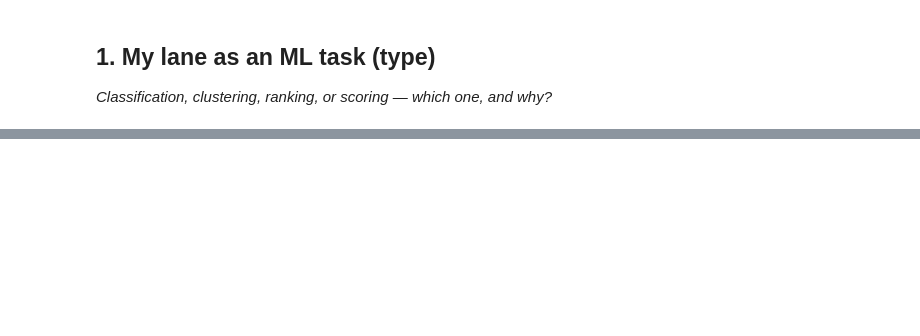
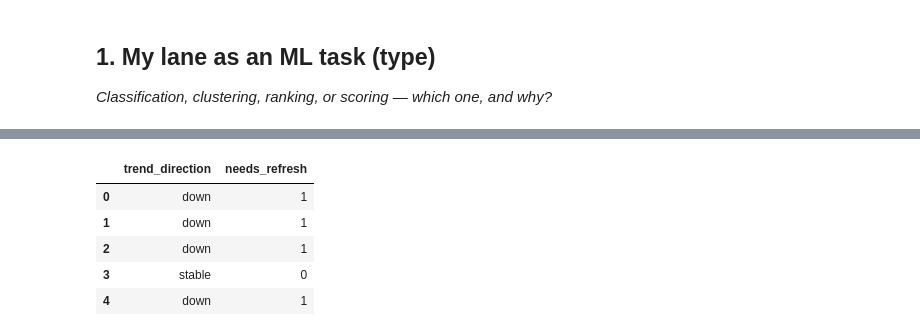
Before and after one commit to raju-cse/Flyrank-internship_ml, a Jupyter notebook: work/notebooks/w02_ml_task_framing.ipynb, the cells around one changed output, grey strips where cells are left out. Drawn from its saved outputs; the diff is of its cells as text; code cells hidden in the pictures; blank space fills up the shorter version.

```diff
--- a/work/notebooks/w02_ml_task_framing.ipynb
+++ b/work/notebooks/w02_ml_task_framing.ipynb
@@ -19,0 +69,14 @@ This skeleton is yours to fill. Work the sections **in order** — each one has
+# %%
+# This cell is for CODE (numbers, a query, a check).
+# Write your text answer in the cell ABOVE this one — typing sentences here breaks Run All.
+
+df["needs_refresh"] = (df["trend_direction"]=="down").astype(int)
+
+df[["trend_direction","needs_refresh"]].head()
+# %% [output]
+|  | trend_direction | needs_refresh |
+| 0 | down | 1 |
+| 1 | down | 1 |
+| 2 | down | 1 |
+| 3 | stable | 0 |
+| 4 | down | 1 |
```
Also changed, not shown: parts of 16 cells of this notebook.
